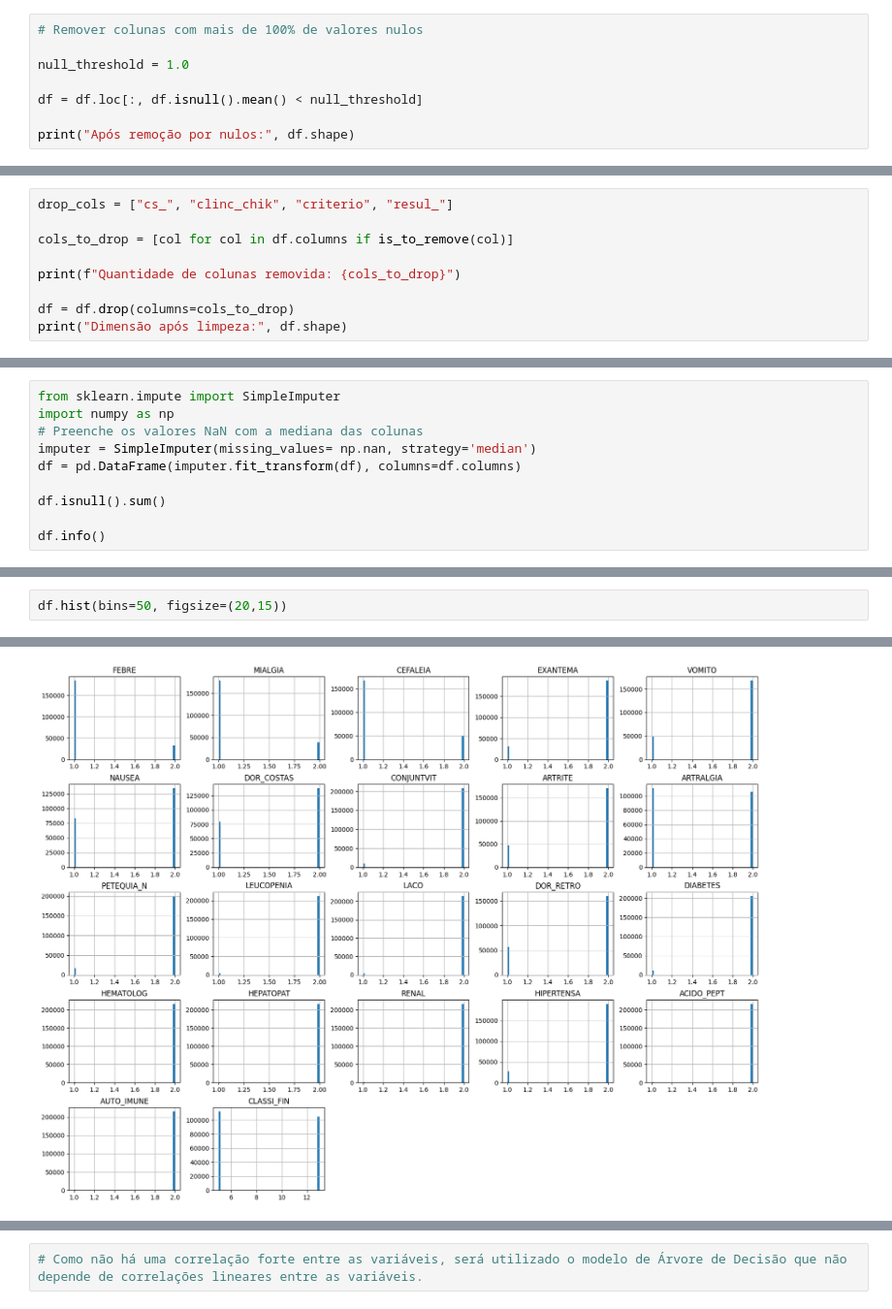
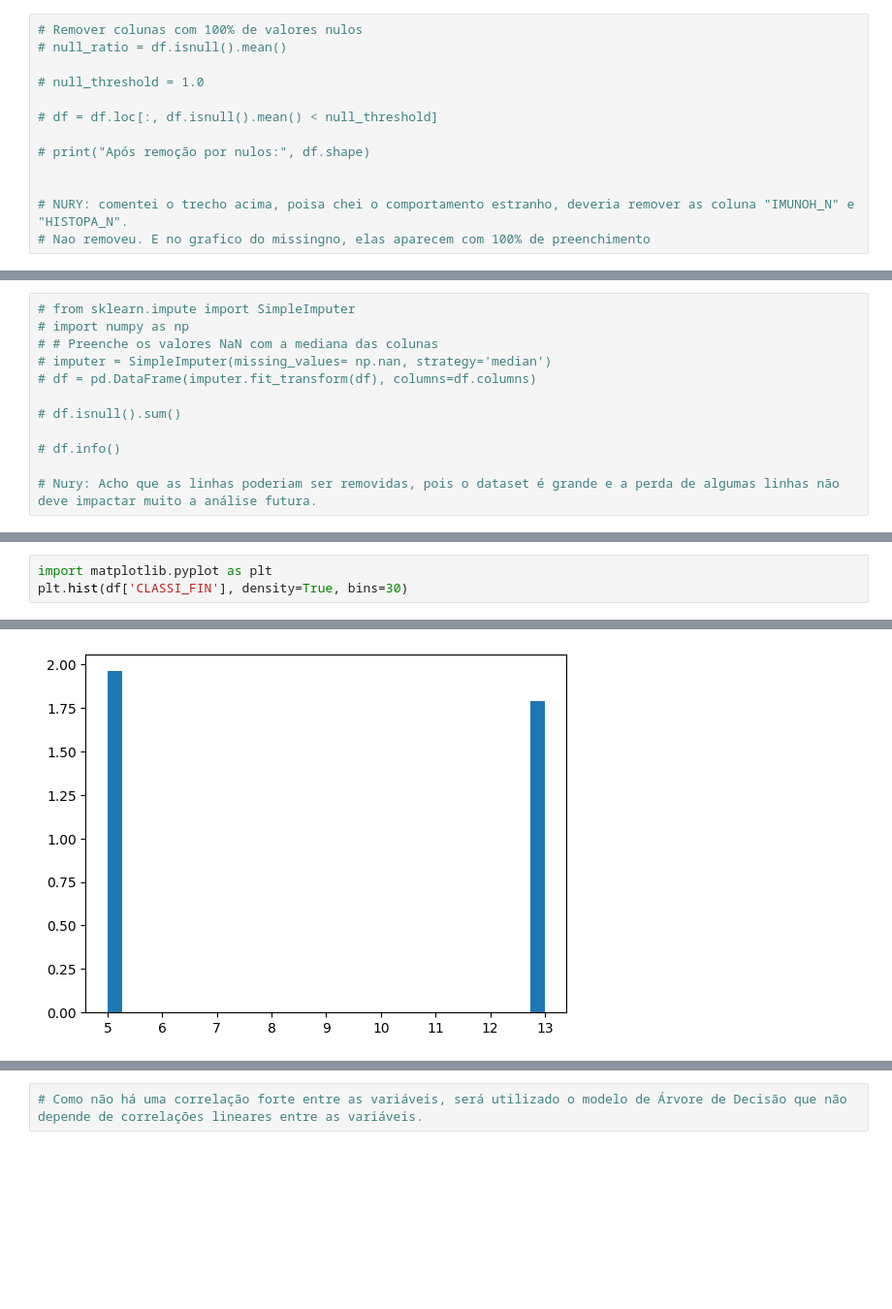
Before and after one commit to AnaPRodrigues/tech-challenge-grupo-9, a Jupyter notebook: tech-challenge-chikungunya.ipynb, the cells around one changed output, grey strips where cells are left out. Shown at 97% size. Drawn from its saved outputs; the diff is of its cells as text; blank space fills up the shorter version.

```diff
--- a/tech-challenge-chikungunya.ipynb
+++ b/tech-challenge-chikungunya.ipynb
@@ -119,8 +169,13 @@ Length: 72, dtype: float64
 # %%
-# Remover colunas com mais de 100% de valores nulos
+# Remover colunas com 100% de valores nulos
+# null_ratio = df.isnull().mean()
 
-null_threshold = 1.0
+# null_threshold = 1.0
 
-df = df.loc[:, df.isnull().mean() < null_threshold]
+# df = df.loc[:, df.isnull().mean() < null_threshold]
 
-print("Após remoção por nulos:", df.shape)
+# print("Após remoção por nulos:", df.shape)
+
+
+# NURY: comentei o trecho acima, poisa chei o comportamento estranho, deveria remover as coluna "IMUNOH_N" e "HISTOPA_N".
+# Nao removeu. E no grafico do missingno, elas aparecem com 100% de preenchimento
@@ -163,9 +186,0 @@ Name: count, dtype: int64
-# %%
-drop_cols = ["cs_", "clinc_chik", "criterio", "resul_"]
-
-cols_to_drop = [col for col in df.columns if is_to_remove(col)]
-
-print(f"Quantidade de colunas removida: {cols_to_drop}")
-
-df = df.drop(columns=cols_to_drop)
-print("Dimensão após limpeza:", df.shape)
@@ -209,10 +196,12 @@ dtype: int64
 # %%
-from sklearn.impute import SimpleImputer
-import numpy as np
-# Preenche os valores NaN com a mediana das colunas
-imputer = SimpleImputer(missing_values= np.nan, strategy='median')
-df = pd.DataFrame(imputer.fit_transform(df), columns=df.columns)
+# from sklearn.impute import SimpleImputer
+# import numpy as np
+# # Preenche os valores NaN com a mediana das colunas
+# imputer = SimpleImputer(missing_values= np.nan, strategy='median')
+# df = pd.DataFrame(imputer.fit_transform(df), columns=df.columns)
 
-df.isnull().sum()
+# df.isnull().sum()
 
-df.info()
+# df.info()
+
+# Nury: Acho que as linhas poderiam ser removidas, pois o dataset é grande e a perda de algumas linhas não deve impactar muito a análise futura.
@@ -237,3 +216,4 @@ memory usage: 36.5 MB
 # %%
-df.hist(bins=50, figsize=(20,15))
+import matplotlib.pyplot as plt
+plt.hist(df['CLASSI_FIN'], density=True, bins=30)
 # %% [output]
@@ -257 +234 @@ array([[<Axes: title={'center': 'FEBRE'}>,
-[figure, old version]
+[figure, new version]
```
Also changed, not shown: parts of 48 cells of this notebook, 4 other files.
